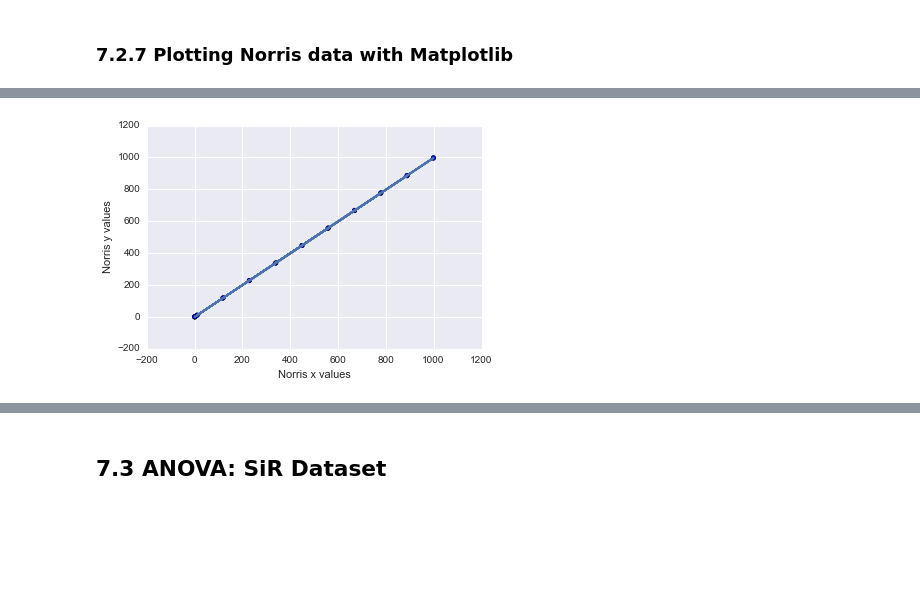
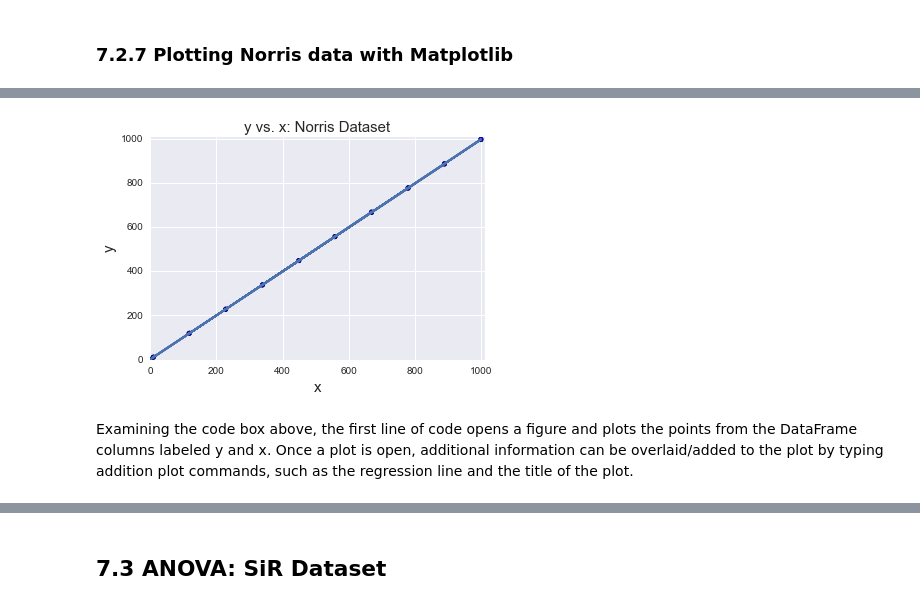
Before and after one commit to JeremyMMulcahey/IPythonNotebook, a Jupyter notebook: SeniorProject/SeniorProject.ipynb, the cells around one changed output, grey strips where cells are left out. Saved outputs shown, nothing was run; the diff lists cells and outputs as text; code cells hidden in the pictures; blank space fills up the shorter version.

```diff
--- a/SeniorProject/SeniorProject.ipynb
+++ b/SeniorProject/SeniorProject.ipynb
@@ -979,14 +979,20 @@ Norris Regression:<br>
 # %%
-#using matplotlib
-#plots the points
+#using pyplot from matplotlib, which was imported as plt, plot the points.
 plt.scatter(NorrisFrame['y'],NorrisFrame['x'])
 
-#draws the lines
+#draws the regression line.
 plt.plot(NorrisFrame['y'],NorrisFrame['x'])
 
-#labels the X axis and Y axis
-plt.xlabel('Norris x values')
-plt.ylabel('Norris y values');
+#labels the x axis, title, and y axis.
+plt.xlabel('x', fontsize=15)
+plt.ylabel('y', fontsize=15)
+plt.title('y vs. x: Norris Dataset', fontsize=15)
+
+#reduce the size of the plot to match the NIST graphic.
+plt.xlim(0,1010)
+plt.ylim(-1,1010);
 # %% [output]
-[figure, old version]
+[figure, new version]
+# %% [markdown]
+Examining the code box above, the first line of code opens a figure and plots the points from the DataFrame columns labeled y and x. Once a plot is open, additional information can be overlaid/added to the plot by typing addition plot commands, such as the regression line and the title of the plot.
 # %% [markdown]
```
Also changed, not shown: parts of 31 cells of this notebook.
